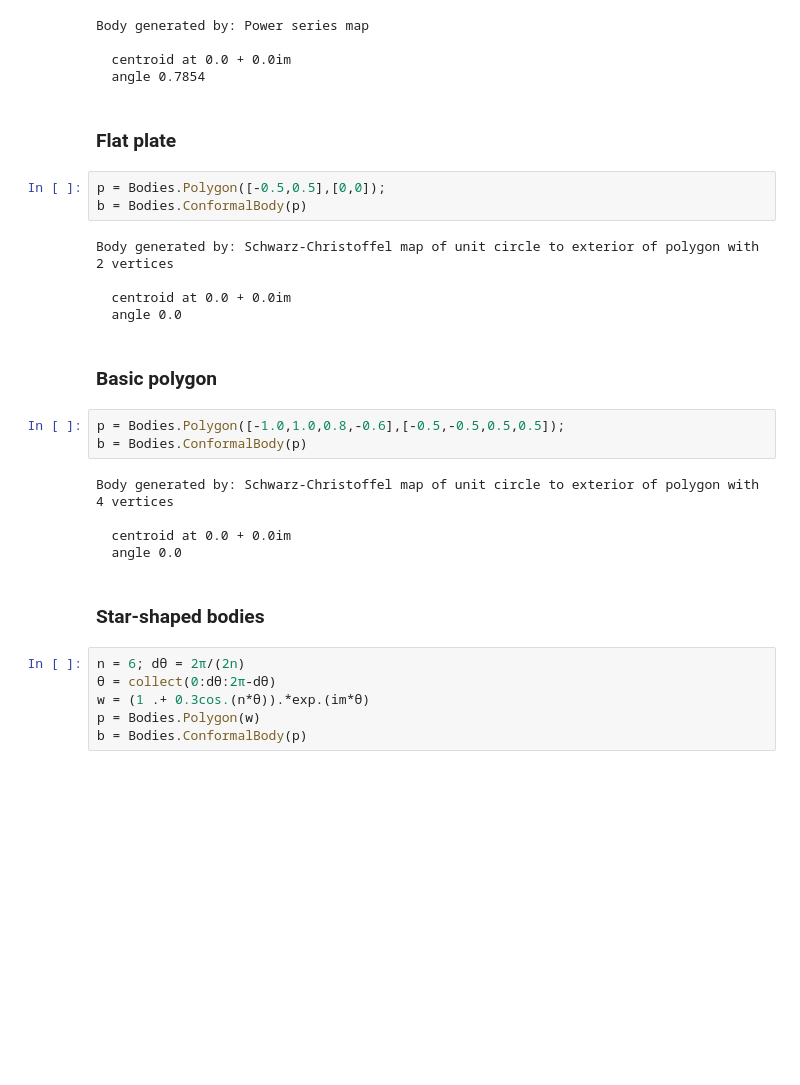
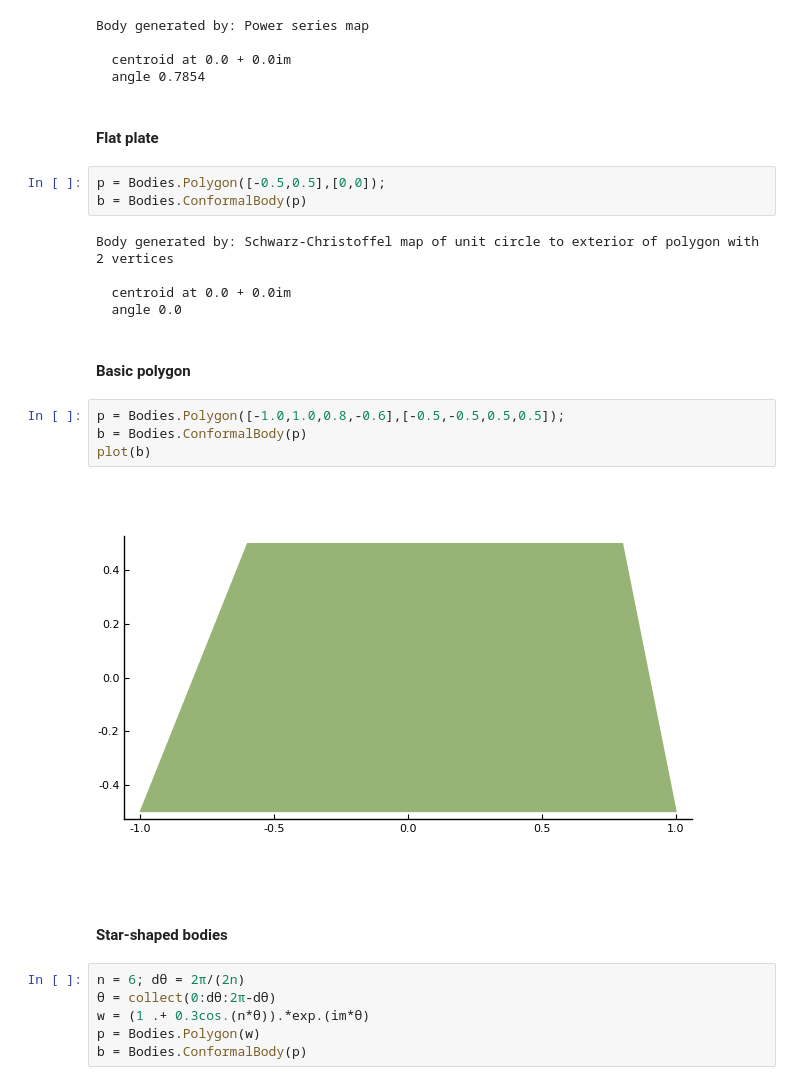
Before and after one commit to darwindarak/PotentialFlow.jl, a Jupyter notebook: binder/notebooks/Conformally mapped body.ipynb, the cells around one changed output. Saved outputs shown, nothing was run; the diff lists cells and outputs as text; blank space fills up the shorter version.

```diff
--- a/binder/notebooks/Conformally mapped body.ipynb
+++ b/binder/notebooks/Conformally mapped body.ipynb
@@ -165,7 +167,7 @@ Body generated by: Power series map
   centroid at 0.0 + 0.0im
   angle 0.7854
 # %% [markdown]
-### Flat plate
+#### Flat plate
 # %%
 p = Bodies.Polygon([-0.5,0.5],[0,0]);
 b = Bodies.ConformalBody(p)
@@ -175,17 +177,15 @@ Body generated by: Schwarz-Christoffel map of unit circle to exterior of polygon
   centroid at 0.0 + 0.0im
   angle 0.0
 # %% [markdown]
-### Basic polygon
+#### Basic polygon
 # %%
 p = Bodies.Polygon([-1.0,1.0,0.8,-0.6],[-0.5,-0.5,0.5,0.5]);
 b = Bodies.ConformalBody(p)
+plot(b)
 # %% [output]
-Body generated by: Schwarz-Christoffel map of unit circle to exterior of polygon with 4 vertices
-
-  centroid at 0.0 + 0.0im
-  angle 0.0
+[figure, added]
 # %% [markdown]
-### Star-shaped bodies
+#### Star-shaped bodies
 # %%
 n = 6; dθ = 2π/(2n)
 θ = collect(0:dθ:2π-dθ)
```
Also changed, not shown: parts of 32 cells of this notebook, 2 other files.
